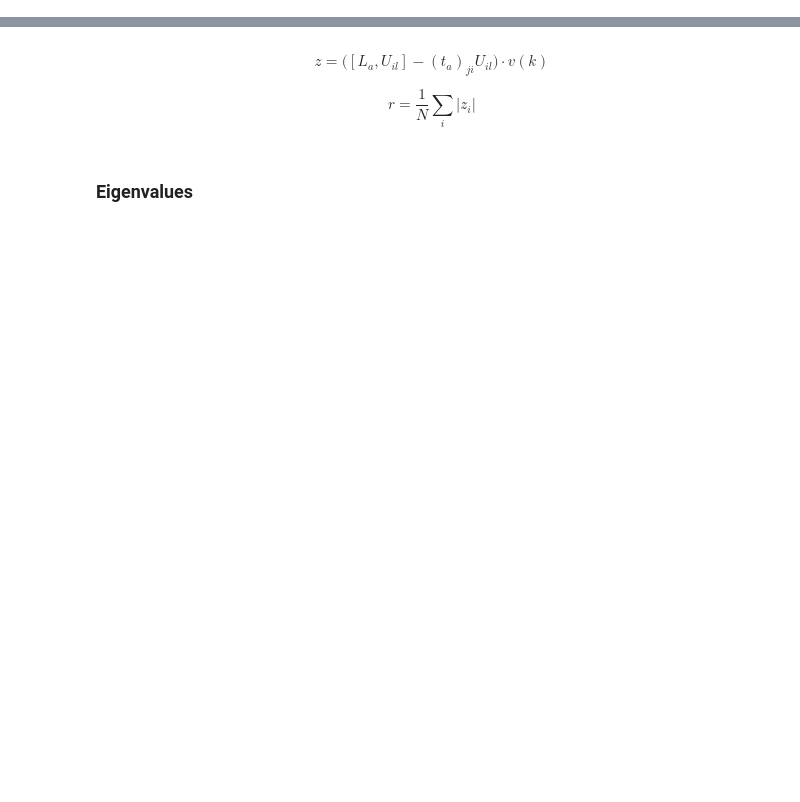
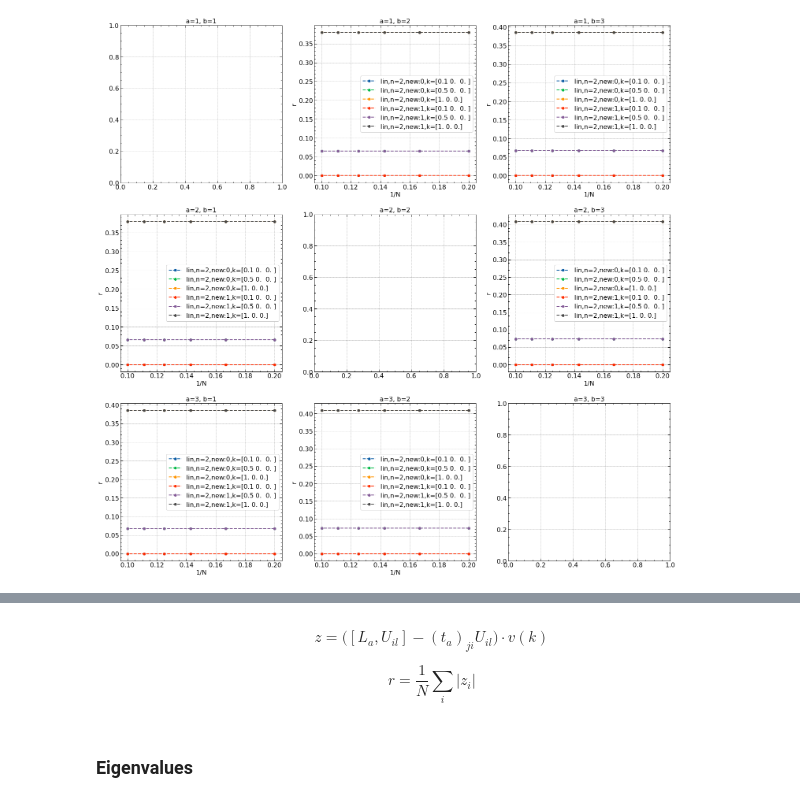
Before and after one commit to djrolfes/bachelor_thesis, a Jupyter notebook: tests.ipynb, the cells around one changed output, grey strips where cells are left out. Drawn from its saved outputs; the diff is of its cells as text; code cells hidden in the pictures; blank space fills up the shorter version.

```diff
--- a/tests.ipynb
+++ b/tests.ipynb
@@ -28,7 +30,7 @@ for i in N:
 
 #define initial params
 ks = np.array([[0,0,0],[0.1,0,0],[0.5,0,0],[1,0,0]])
-neighbors = [1,2,3,4,5,6]
+neighbors = [1,2,3,4]
 Is = [0,1]
 Js = [0,1]
 As = [1,2,3]
@@ -48,9 +95,9 @@ for i_n, n in enumerate(neighbors):
                 continue
             for i_ang, ang in enumerate(angs):
                 for index, (lin, fib, opt) in enumerate(zip(lin_Lattices,fib_Lattices,optim_Lattices)):
-                    lin_comm = La_Lb_commutator(lin, a, b, n=n)
-                    fib_comm = La_Lb_commutator(fib, a, b, n=n)
-                    opt_comm = La_Lb_commutator(opt, a, b, n=n)
+                    lin_comm = La_Lb_commutator(lin, a, b, n=n, ang=ang)
+                    fib_comm = La_Lb_commutator(fib, a, b, n=n, ang=ang)
+                    opt_comm = La_Lb_commutator(opt, a, b, n=n, ang=ang)
                     for i_k, k in enumerate(ks):
                         lin_vec = fourier_vector(lin, 1, k)
                         fib_vec = fourier_vector(fib, 1, k)
@@ -65,26 +141,28 @@ opt_LaLb = opt_res.copy()
 # %%
 fig, axes = plt.subplots(3,3,figsize=(25,25))
 
-for i_n, n in enumerate(neighbors):
+for i_n, n in enumerate(neighbors[1:2]):
     for i_a, a in enumerate(As):
         for i_b, b in enumerate(As):
             ax = axes[i_a][i_b]
             ax.set_title(f"a={a}, b={b}")
             if a==b:
                 continue
-            for i_ang, ang in enumerate(angs):
-                for i_k, k in enumerate(ks):
+            for i_ang, ang in enumerate(angs[:2]):
+                for i_k, k in enumerate(ks[1:4]):
                     y = lin_LaLb[i_n, i_a, i_b, i_k, i_ang]
-                    ax.plot(1/N, y, "o--", label=f"lin,n={n},new:{i_ang}")
-                    y = lin_LaLb[i_n, i_a, i_b, i_k, i_ang]
-                    ax.plot(1/N, y, "o--", label=f"fib,n={n},new:{i_ang}")
-                    y = lin_LaLb[i_n, i_a, i_b, i_k, i_ang]
-                    ax.plot(1/N, y, "o--", label=f"opt,n={n},new:{i_ang}")
+                    ax.plot(1/N, y, "o--", label=f"lin,n={n},new:{i_ang},k={k}")
+                    #y = fib_LaLb[i_n, i_a, i_b, i_k, i_ang]
+                    #ax.plot(1/N, y, "o--", label=f"fib,n={n},new:{i_ang},k={k}")
+                    #y = opt_LaLb[i_n, i_a, i_b, i_k, i_ang]
+                    #ax.plot(1/N, y, "o--", label=f"opt,n={n},new:{i_ang},k={k}")
 
             ax.set_ylabel("r")
             ax.set_xlabel("1/N")
-            #ax.legend(loc="best")
+            ax.legend(loc="best")
             #ax.set_yscale("log")
+# %% [output]
+[figure, added]
 # %%
 
 mean_distances= []
```
Also changed, not shown: parts of 16 cells of this notebook, 2 other files.
